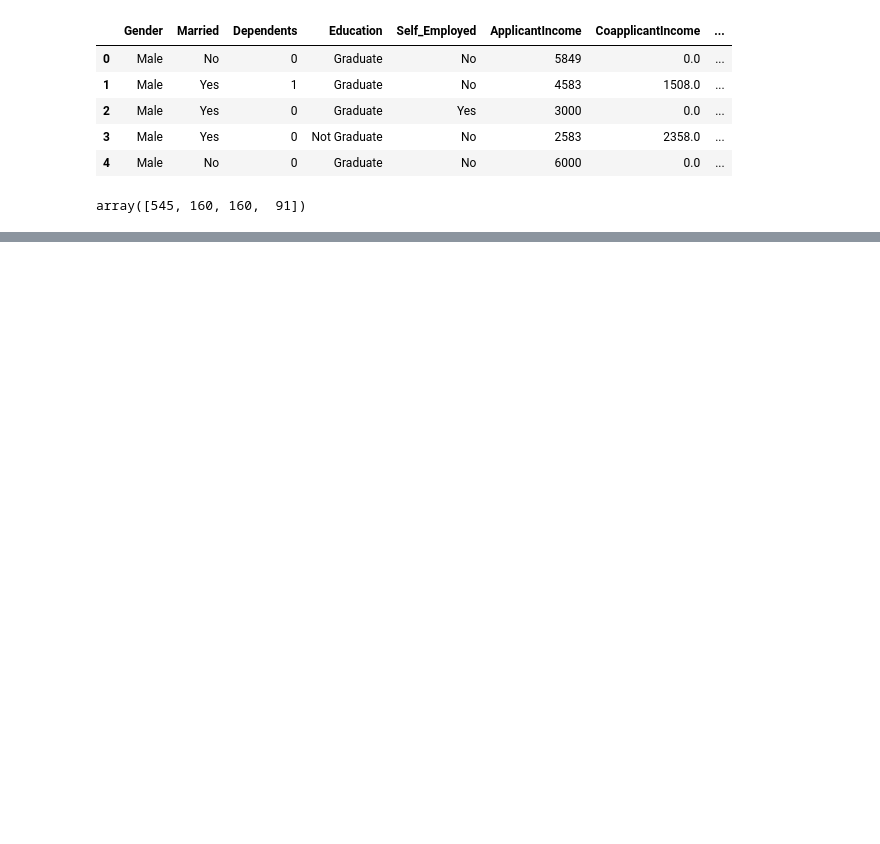
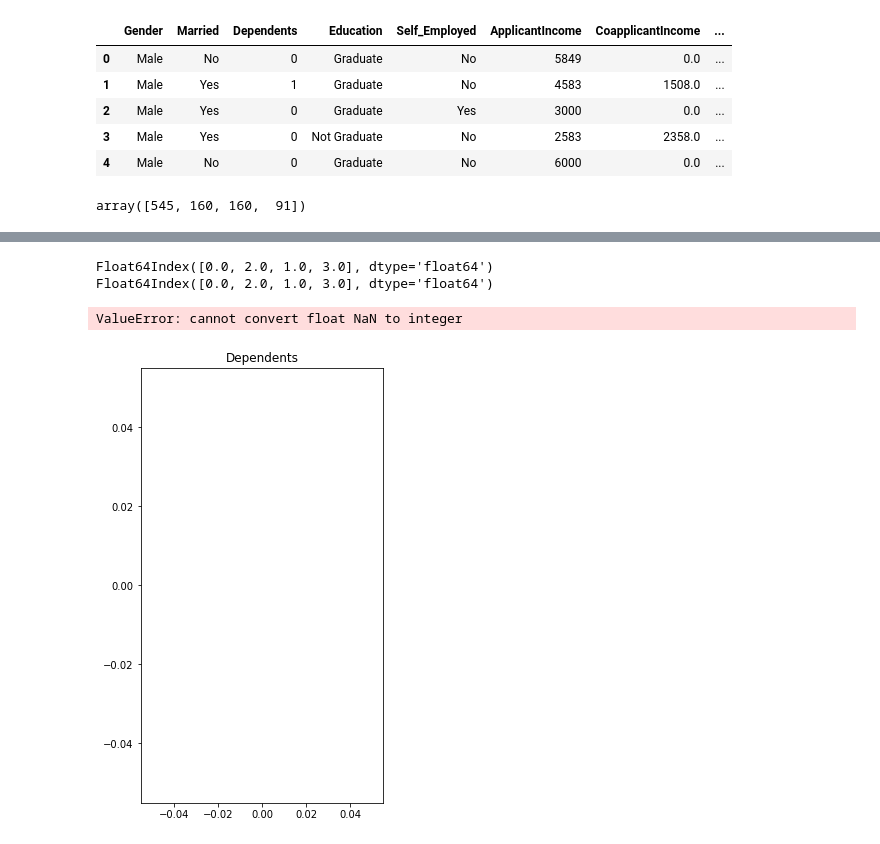
Before and after one commit to atusan/LoanPrediction, a Jupyter notebook: LoanPrediction.ipynb, the cells around one changed output, grey strips where cells are left out. Drawn from its saved outputs; the diff is of its cells as text; code cells hidden in the pictures; blank space fills up the shorter version.

```diff
--- a/LoanPrediction.ipynb
+++ b/LoanPrediction.ipynb
@@ -167,0 +186,13 @@ Index(['Y', 'N'], dtype='object')
+# %%
+plt.figure(figsize=(20,8))
+for index, col in enumerate(numerical_features, start = 1):
+    plt.subplot(1,4,index)
+    plt.title(col)
+    print(data[col].value_counts().keys())
+    print(data[col].value_counts().index)
+    sns.distplot(data[col], kde_kws={'bw':0.1})
+# %% [output]
+Float64Index([0.0, 2.0, 1.0, 3.0], dtype='float64')
+Float64Index([0.0, 2.0, 1.0, 3.0], dtype='float64')
+ValueError: cannot convert float NaN to integer
+[figure, added]
```
Also changed, not shown: parts of 8 cells of this notebook, 3 other files.
